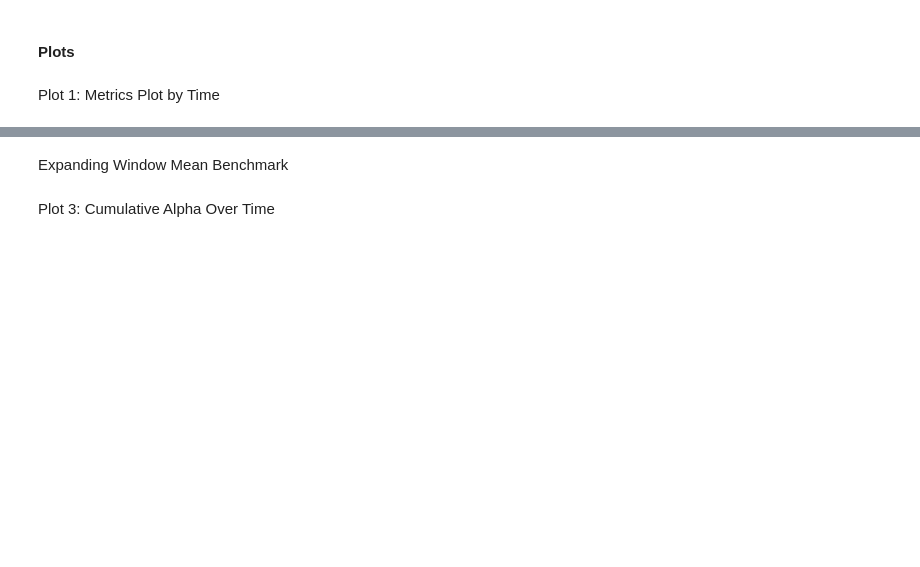
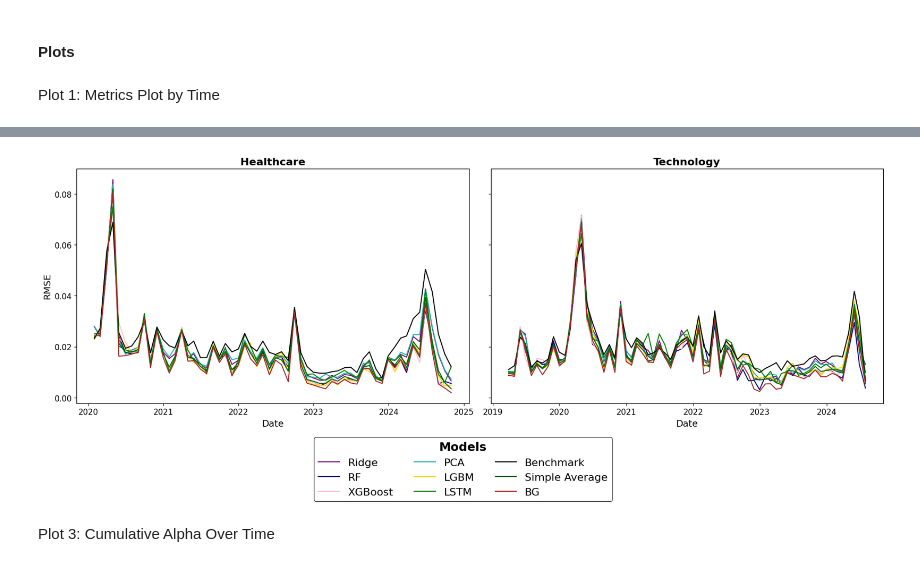
Before and after one commit to willafred/AlphaVision, a Jupyter notebook: alpha_plots.ipynb, the cells around one changed output, grey strips where cells are left out. Cells and saved outputs as stored; diff of their text form; code cells hidden in the pictures; blank space fills up the shorter version.

```diff
--- a/alpha_plots.ipynb
+++ b/alpha_plots.ipynb
@@ -106,20 +83,0 @@ plt.show()
-# %%
-# Single Plot
-import pandas as pd
-import matplotlib.pyplot as plt
-
-# Load your data (assuming it's already in a DataFrame named df)
-rmse_tech.index = pd.to_datetime(rmse_tech.index)  # Ensure index is datetime
-
-# Plot all models
-plt.figure(figsize=(12, 6))
-for column in rmse_tech.columns:
-    plt.plot(rmse_tech.index, rmse_tech[column], label=column)
-
-# Formatting
-plt.xlabel("Date")
-plt.ylabel("Value")
-plt.title("RMSE Over Time")
-plt.legend()
-plt.grid(False)
-plt.show()
@@ -128,2 +83,0 @@ plt.show()
-# %% [markdown]
-Expanding Window Mean Benchmark
@@ -153,2 +84,60 @@ Expanding Window Mean Benchmark
+# %%
+# Single Plot
+import pandas as pd
+import matplotlib.pyplot as plt
+label_mapping = {'ridge': 'Ridge', 'xgboost': 'XGBoost', 'rf': 'RF', 'pca': 'PCA', 'lasso': 'Lasso',
+                 'lgbm':'LGBM', 'lstm':'LSTM','benchmark_alpha':'Benchmark',
+                 'simple_avg':'Simple Average', 'err_weighted':'BG'}
+color_list = {'Ridge': 'purple', 'XGBoost': 'pink', 'PCA': 'lightseagreen', 'RF': 'navy', 'Lasso':'crimson',
+              'LGBM':'gold', 'LSTM':'green', 'Benchmark':'black',
+              'Simple Average':'darkgreen', 'BG':'brown'}
+
+# Load your data (assuming it's already in a DataFrame named df)
+rmse_healthcare.index = pd.to_datetime(rmse_healthcare.index)  # Ensure index is datetime
+rmse_tech.index = pd.to_datetime(rmse_tech.index)  # Ensure index is datetime
+
+# Create a 1x2 subplot layout
+fig, axes = plt.subplots(1, 2, figsize=(18, 6),sharey=True)
+
+# First plot (Healthcare RMSE)
+for column in rmse_healthcare.columns:
+    axes[0].plot(rmse_healthcare.index, rmse_healthcare[column], label=label_mapping[column], color=color_list[label_mapping[column]])
+
+# Formatting for the first plot
+axes[0].set_xlabel("Date", fontsize=14)
+axes[0].set_ylabel("RMSE", fontsize=14)
+axes[0].set_title("Healthcare", fontweight='bold',fontsize = 16)
+# axes[0].legend()
+axes[0].grid(False)
+axes[0].tick_params(axis='both', labelsize=12)
+
+# Second plot (Tech RMSE)
+for column in rmse_tech.columns:
+    axes[1].plot(rmse_tech.index, rmse_tech[column], label=label_mapping[column], color=color_list[label_mapping[column]])
+
+# Formatting for the second plot
+axes[1].set_xlabel("Date", fontsize=14)
+# axes[1].set_ylabel("Value")
+axes[1].set_title("Technology", fontweight='bold',fontsize = 16)
+handles, labels = plt.gca().get_legend_handles_labels()
+unique_legend = dict(zip(labels, handles))  # Remove duplicates by using a dictionary
+
+# Add the unique legend to the figure
+legend = fig.legend(unique_legend.values(), unique_legend.keys(),
+           bbox_to_anchor=(0.5, -0.25), loc='lower center', ncol=3, title = "Models",
+           fontsize = 16, title_fontsize = 18)
+legend.get_title().set_fontweight('bold')
+legend.set_visible(True)
+legend.get_frame().set_edgecolor('black')
+axes[1].grid(False)
+axes[1].tick_params(axis='both', labelsize=12)
+
+# Adjust layout to prevent overlap
+plt.tight_layout()
+
+# Show the plot
+plt.show()
+# %% [output]
+[figure, added]
 # %% [markdown]
 Plot 3: Cumulative Alpha Over Time
```
Also changed, not shown: parts of 11 cells of this notebook, 12 other files.
